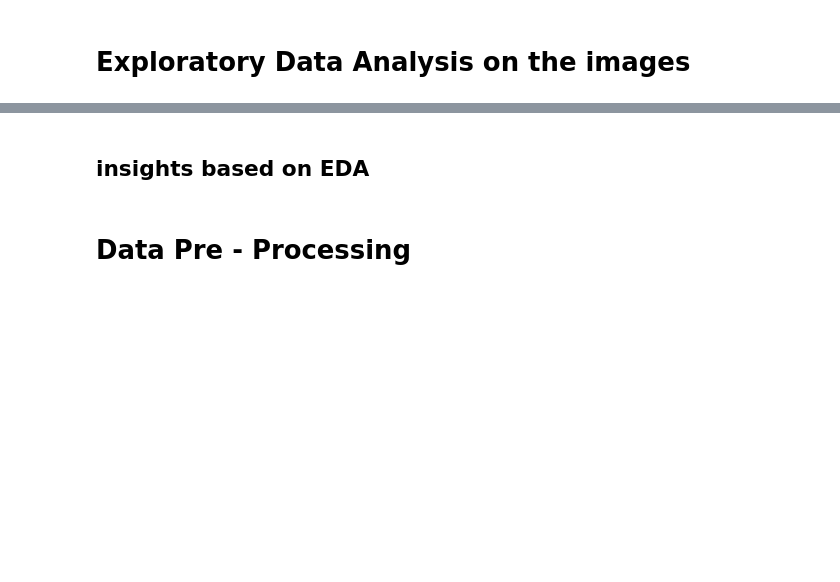
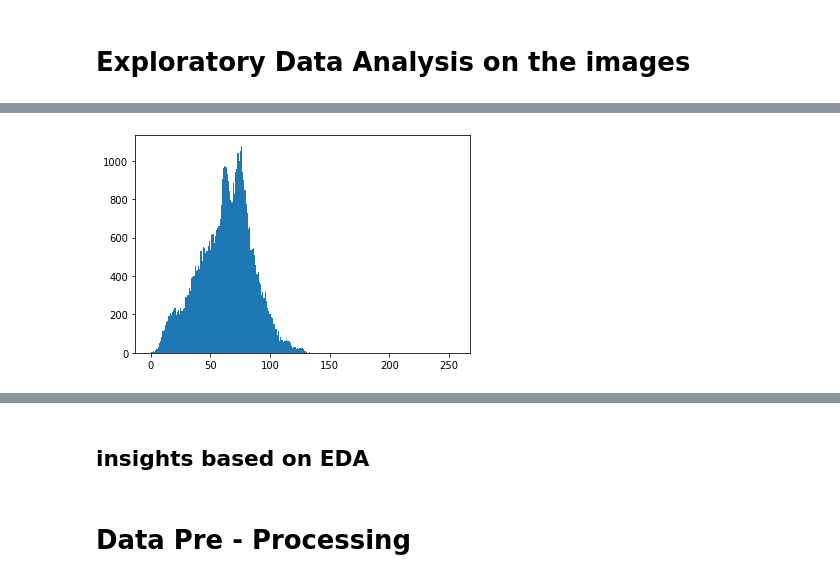
Before and after one commit to cfreeman22/Computer-Vision-Project, a Jupyter notebook: ComputerVision.ipynb, the cells around one changed output, grey strips where cells are left out. Drawn from its saved outputs; the diff is of its cells as text; code cells hidden in the pictures; blank space fills up the shorter version.

```diff
--- a/ComputerVision.ipynb
+++ b/ComputerVision.ipynb
@@ -73,0 +120,5 @@ array([[[[ 35,  52,  78],
+# %%
+plt.hist(images[25].ravel(),256,[0,255])
+plt.show()
+# %% [output]
+[figure, added]
```
Also changed, not shown: parts of 13 cells of this notebook.
